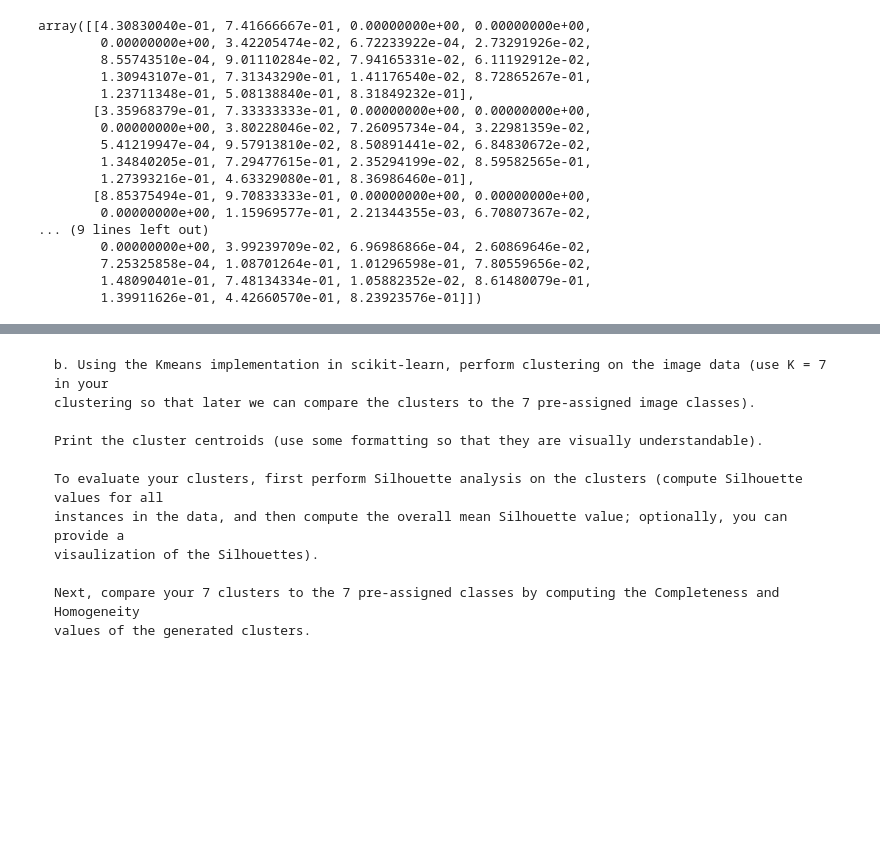
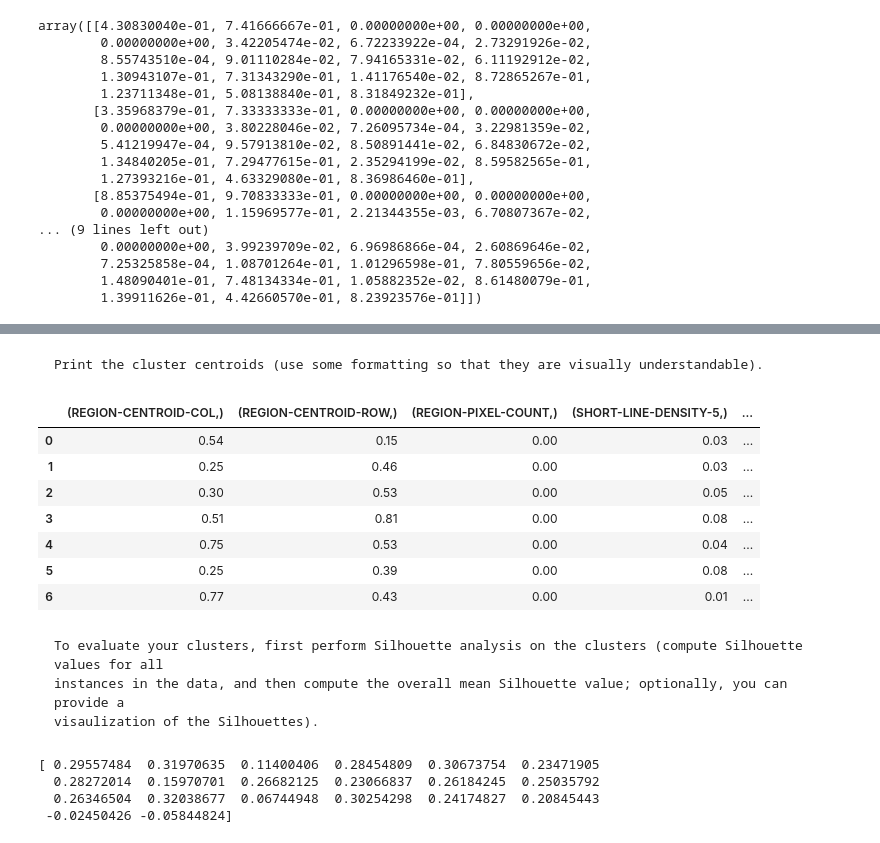
Before and after one commit to claytoncohn/DSC478, a Jupyter notebook: Jupyter/Assignment4.ipynb, the cells around one changed output, grey strips where cells are left out. Drawn from its saved outputs; the diff is of its cells as text; code cells hidden in the pictures; blank space fills up the shorter version.

```diff
--- a/Jupyter/Assignment4.ipynb
+++ b/Jupyter/Assignment4.ipynb
@@ -67,0 +68,3 @@ y.head(10)
+# %%
+features = pd.read_csv(DATA_PATH + "segmentation_names.txt", header=None, sep="\t")
+features.head()
@@ -94,0 +108,7 @@ array([[4.30830040e-01, 7.41666667e-01, 0.00000000e+00, 0.00000000e+00,
+# %%
+#KMeans code taken from lecture notebook
+from sklearn.cluster import KMeans
+
+# Can only use Euclidean distance with sklearn KMeans
+kmeans = KMeans(n_clusters=7,max_iter=1000,verbose=0)
+kmeans.fit(X_norm)
@@ -95,12 +140,30 @@ array([[4.30830040e-01, 7.41666667e-01, 0.00000000e+00, 0.00000000e+00,
+# %% [markdown]
+    Print the cluster centroids (use some formatting so that they are visually understandable).
+# %%
+pd.options.display.float_format='{:,.2f}'.format
+centroids = pd.DataFrame(kmeans.cluster_centers_, columns=features)
+centroids
+# %% [output]
+|  | (REGION-CENTROID-COL,) | (REGION-CENTROID-ROW,) | (REGION-PIXEL-COUNT,) | (SHORT-LINE-DENSITY-5,) | ... |
+| 0 | 0.54 | 0.15 | 0.00 | 0.03 | ... |
+| 1 | 0.25 | 0.46 | 0.00 | 0.03 | ... |
+| 2 | 0.30 | 0.53 | 0.00 | 0.05 | ... |
+| 3 | 0.51 | 0.81 | 0.00 | 0.08 | ... |
+| 4 | 0.75 | 0.53 | 0.00 | 0.04 | ... |
+| 5 | 0.25 | 0.39 | 0.00 | 0.08 | ... |
+| 6 | 0.77 | 0.43 | 0.00 | 0.01 | ... |
 # %% [markdown]
-    b. Using the Kmeans implementation in scikit-learn, perform clustering on the image data (use K = 7 in your
-    clustering so that later we can compare the clusters to the 7 pre-assigned image classes).
-
-    Print the cluster centroids (use some formatting so that they are visually understandable).
-
     To evaluate your clusters, first perform Silhouette analysis on the clusters (compute Silhouette values for all
     instances in the data, and then compute the overall mean Silhouette value; optionally, you can provide a
     visaulization of the Silhouettes).
-
-    Next, compare your 7 clusters to the 7 pre-assigned classes by computing the Completeness and Homogeneity
-    values of the generated clusters.
+# %%
+# Silhouette analysis code taken from lecture notebooks
+from sklearn import metrics
+
+silhouettes = metrics.silhouette_samples(X_norm, clusters)
+print(silhouettes[:20])
+# %% [output]
+[ 0.29557484  0.31970635  0.11400406  0.28454809  0.30673754  0.23471905
+  0.28272014  0.15970701  0.26682125  0.23066837  0.26184245  0.25035792
+  0.26346504  0.32038677  0.06744948  0.30254298  0.24174827  0.20845443
+ -0.02450426 -0.05844824]
```
Also changed, not shown: parts of 11 cells of this notebook, 1 other file.
